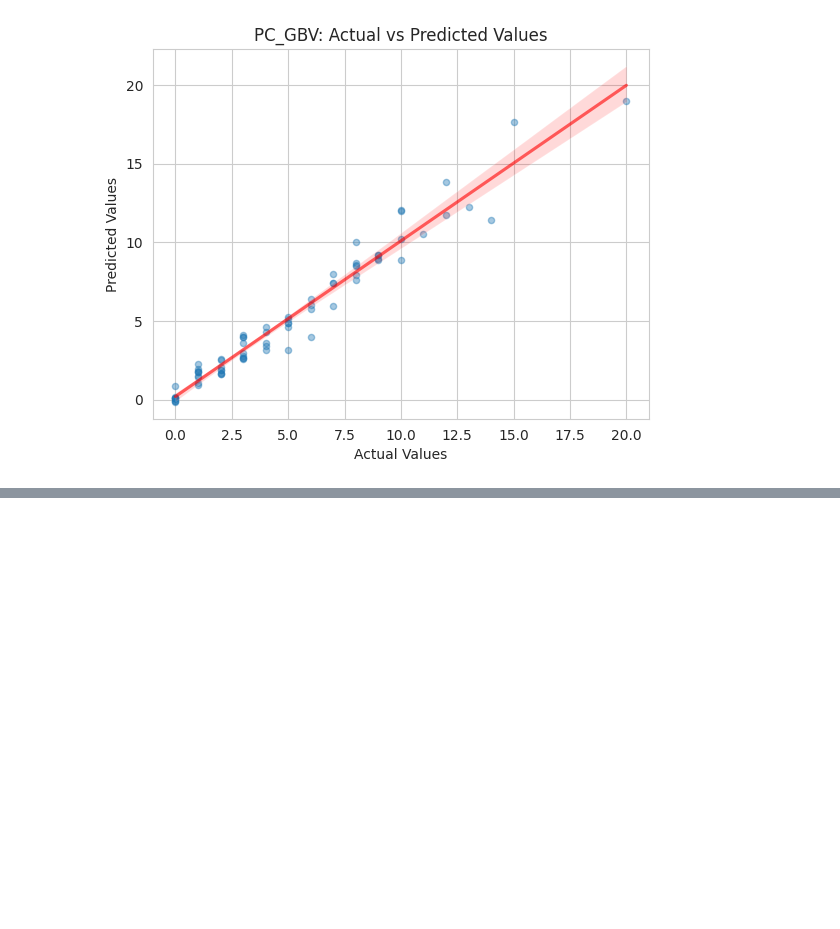
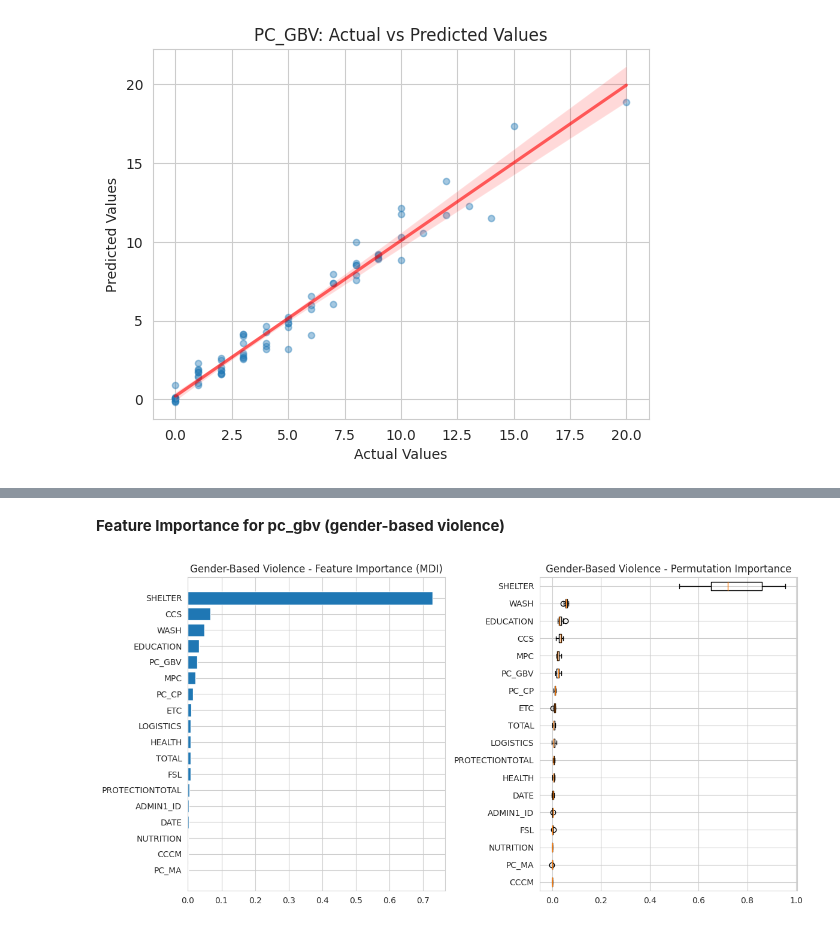
Before and after one commit to reo113/GuideHouse_Project, a Jupyter notebook: GuideHouse_Colab.ipynb, the cells around one changed output, grey strips where cells are left out. Drawn from its saved outputs; the diff is of its cells as text; code cells hidden in the pictures; blank space fills up the shorter version.

```diff
--- a/GuideHouse_Colab.ipynb
+++ b/GuideHouse_Colab.ipynb
@@ -1015,0 +1014,29 @@ https://linguisticmaz.medium.com/evaluating-regression-models-cb02ba075e16
+# %% [markdown]
+**Feature Importance for pc_gbv (gender-based violence)**
+# %%
+feature_importance = pcgbv.feature_importances_
+sorted_idx = np.argsort(feature_importance)
+pos = np.arange(sorted_idx.shape[0]) + 0.5
+fig = plt.figure(figsize=(12, 6))
+plt.subplot(1, 2, 1)
+plt.barh(pos, feature_importance[sorted_idx], align="center")
+plt.yticks(pos, np.array(num_of_org_df_encode.columns)[sorted_idx])
+plt.title("Gender-Based Violence - Feature Importance (MDI)")
+
+
+result = permutation_importance(
+    pcgbv, X_test_pcgbv, y_test_pcgbv, n_repeats=10, random_state=42, n_jobs=2
+)
+sorted_idx = result.importances_mean.argsort()
+plt.subplot(1, 2, 2)
+plt.boxplot(
+    result.importances[sorted_idx].T,
+    vert=False,
+    labels=np.array(num_of_org_df_encode.columns)[sorted_idx],
+)
+plt.title("Gender-Based Violence - Permutation Importance")
+#plt.title("Gender-Based Violence - Permutation Importance (test set)")
+fig.tight_layout()
+plt.show()
+# %% [output]
+[figure, added]
```
Also changed, not shown: parts of 24 cells of this notebook.
